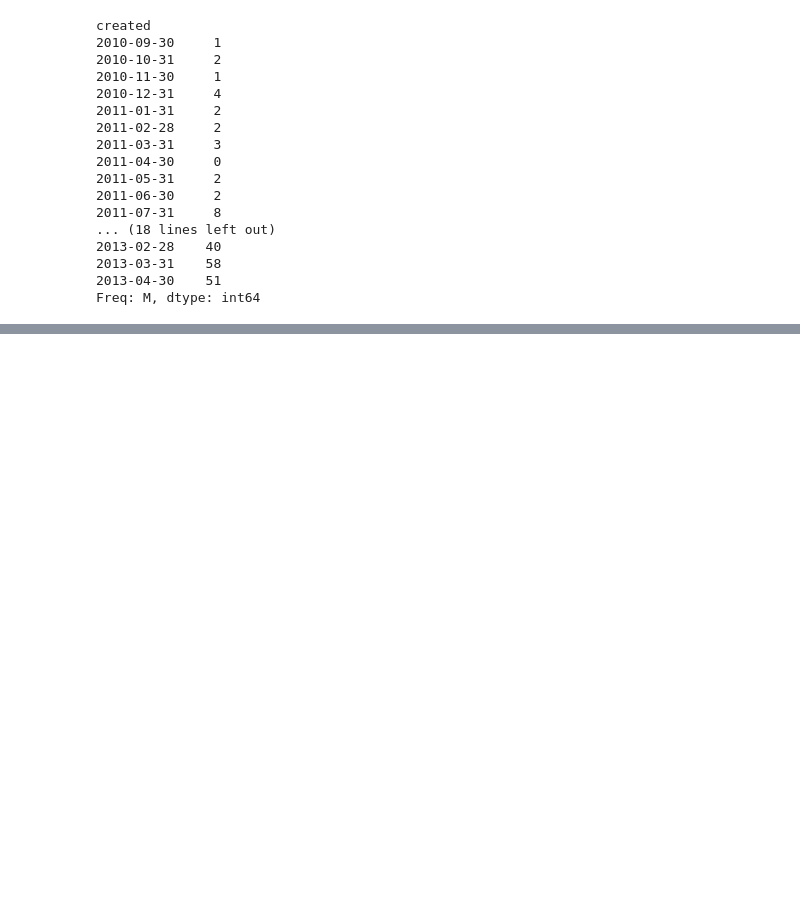
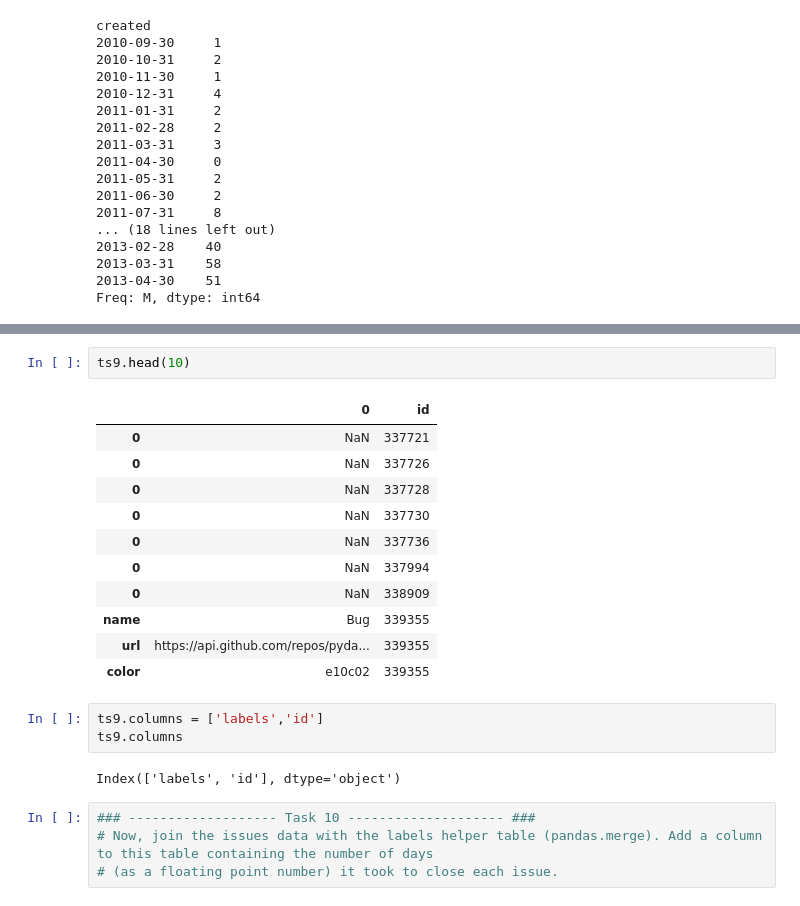
Before and after one commit to kbl4ew/Python_For_Data_Science, a Jupyter notebook: Fu-Chi/Homework7/hw7_Pandas.ipynb, the cells around one changed output, grey strips where cells are left out. Saved outputs shown, nothing was run; the diff lists cells and outputs as text; blank space fills up the shorter version.

```diff
--- a/Fu-Chi/Homework7/hw7_Pandas.ipynb
+++ b/Fu-Chi/Homework7/hw7_Pandas.ipynb
@@ -579,0 +611,23 @@ Freq: M, dtype: int64
+# %%
+ts9.head(10)
+# %% [output]
+|  | 0 | id |
+| 0 | NaN | 337721 |
+| 0 | NaN | 337726 |
+| 0 | NaN | 337728 |
+| 0 | NaN | 337730 |
+| 0 | NaN | 337736 |
+| 0 | NaN | 337994 |
+| 0 | NaN | 338909 |
+| name | Bug | 339355 |
+| url | https://api.github.com/repos/pyda... | 339355 |
+| color | e10c02 | 339355 |
+# %%
+ts9.columns = ['labels','id']
+ts9.columns
+# %% [output]
+Index(['labels', 'id'], dtype='object')
+# %%
+### ------------------- Task 10 -------------------- ###
+# Now, join the issues data with the labels helper table (pandas.merge). Add a column to this table containing the number of days
+# (as a floating point number) it took to close each issue.
```
Also changed, not shown: parts of 23 cells of this notebook.
